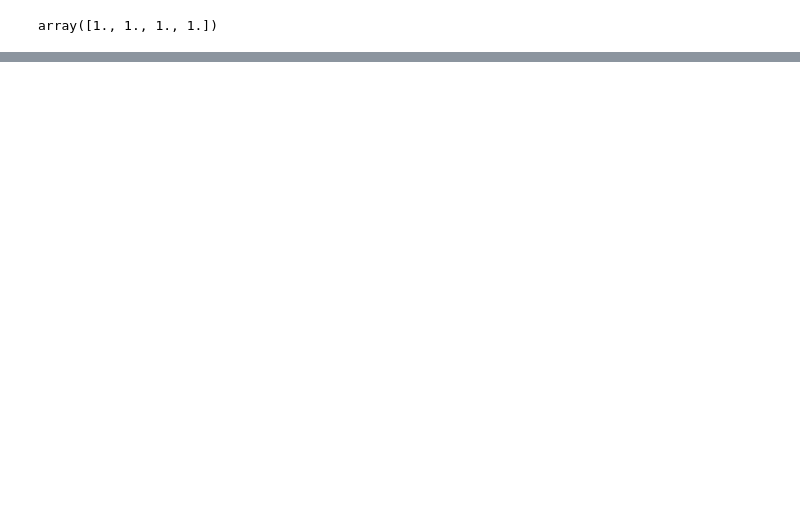
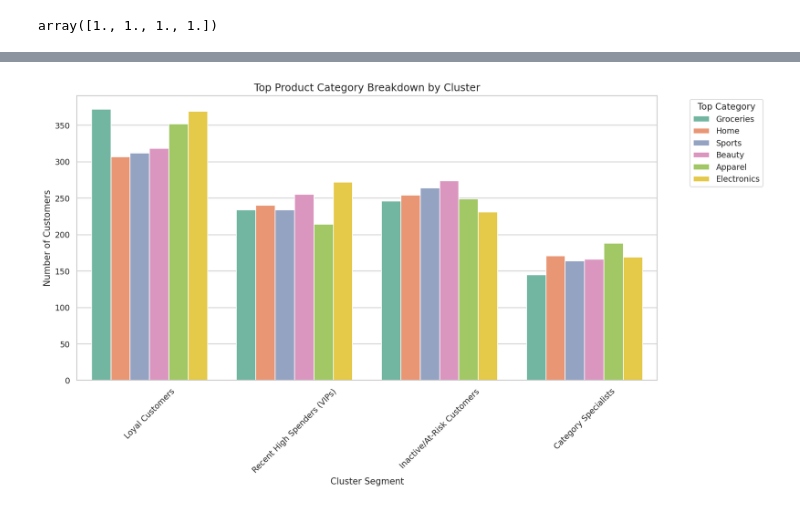
Before and after one commit to Aghil-hub/Customer_Segmentation, a Jupyter notebook: Customer_Segmentation.ipynb, the cells around one changed output, grey strips where cells are left out. Drawn from its saved outputs; the diff is of its cells as text; code cells hidden in the pictures; blank space fills up the shorter version.

```diff
--- a/Customer_Segmentation.ipynb
+++ b/Customer_Segmentation.ipynb
@@ -817,0 +445,15 @@ plt.show()
+# %%
+# Add the 'Cluster' column from all_var to the original df DataFrame
+df['Cluster_Model2'] = all_var['Cluster']
+
+cluster_descriptions = {
+    0: 'Recent High Spenders (VIPs)',
+    1: 'Inactive/At-Risk Customers',
+    2: 'Loyal Customers',
+    3: 'Category Specialists'
+}
+
+df['Cluster_Desc'] = df['Cluster_Model2'].map(cluster_descriptions)
+
+# Display the first few rows of df with the new Cluster column
+display(df.head())
@@ -817,0 +487,14 @@ plt.show()
+# %%
+# Set the visual style
+sns.set_theme(style="whitegrid")
+
+# 1. Visualize the Size of Each Cluster (Overall Distribution)
+plt.figure(figsize=(10, 6), dpi=125)
+cluster_order = df['Cluster_Desc'].value_counts().index # Sort by largest cluster
+sns.countplot(data=df, x='Cluster_Desc', palette='viridis', order=cluster_order)
+
+plt.title('Customer Count by Cluster Segment', fontsize=14)
+plt.xlabel('Cluster Segment', fontsize=12)
+plt.ylabel('Number of Customers', fontsize=12)
+plt.xticks(rotation=45)
+plt.show()
@@ -817,0 +506,15 @@ plt.show()
+# %%
+# 2. Visualize Top Category Distribution within Each Cluster
+# This is especially useful for profiling your "Category Specialists"
+plt.figure(figsize=(14, 8), dpi=125)
+sns.countplot(data=df, x='Cluster_Desc', hue='top_category', palette='Set2')
+
+plt.title('Top Product Category Breakdown by Cluster', fontsize=14)
+plt.xlabel('Cluster Segment', fontsize=12)
+plt.ylabel('Number of Customers', fontsize=12)
+plt.legend(title='Top Category', bbox_to_anchor=(1.05, 1), loc='upper left')
+plt.xticks(rotation=45)
+plt.tight_layout()
+plt.show()
+# %% [output]
+[figure, added]
```
Also changed, not shown: parts of 84 cells of this notebook.
